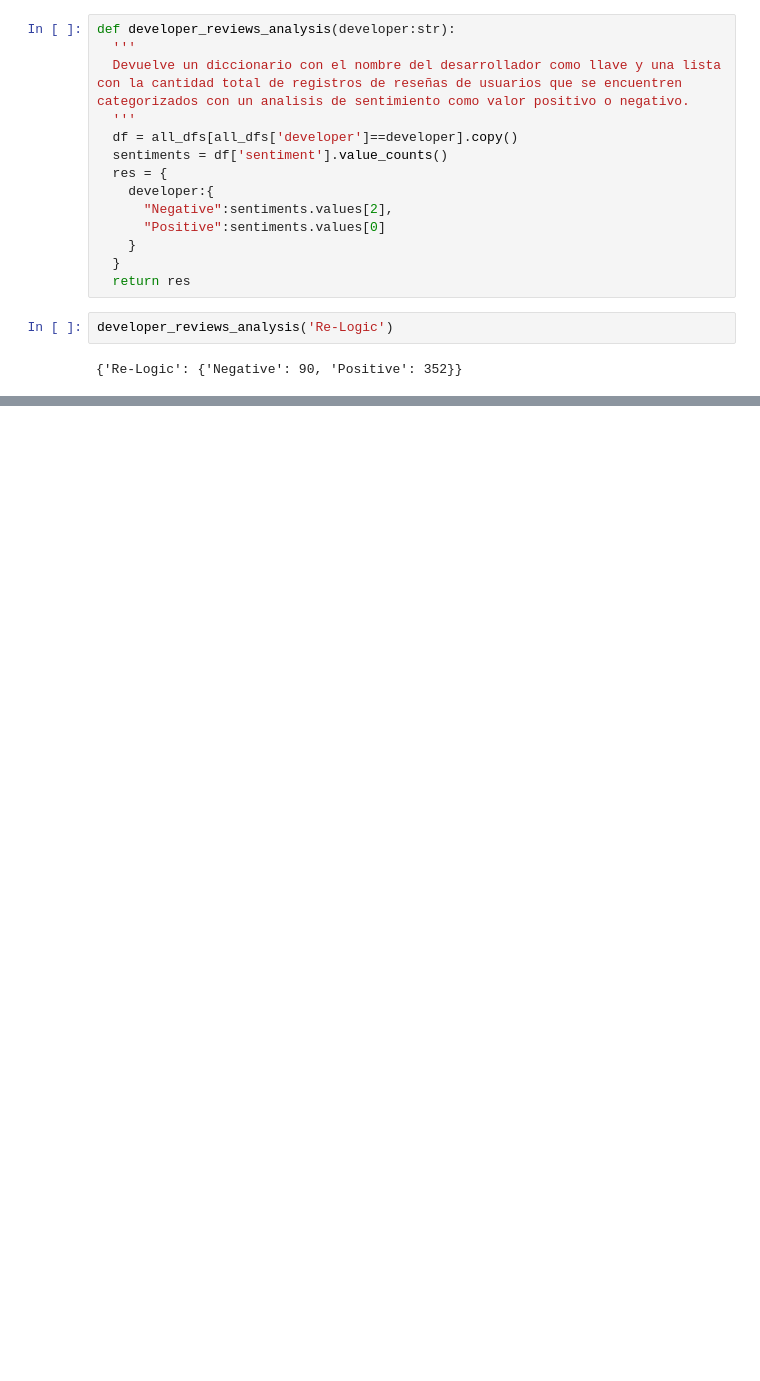
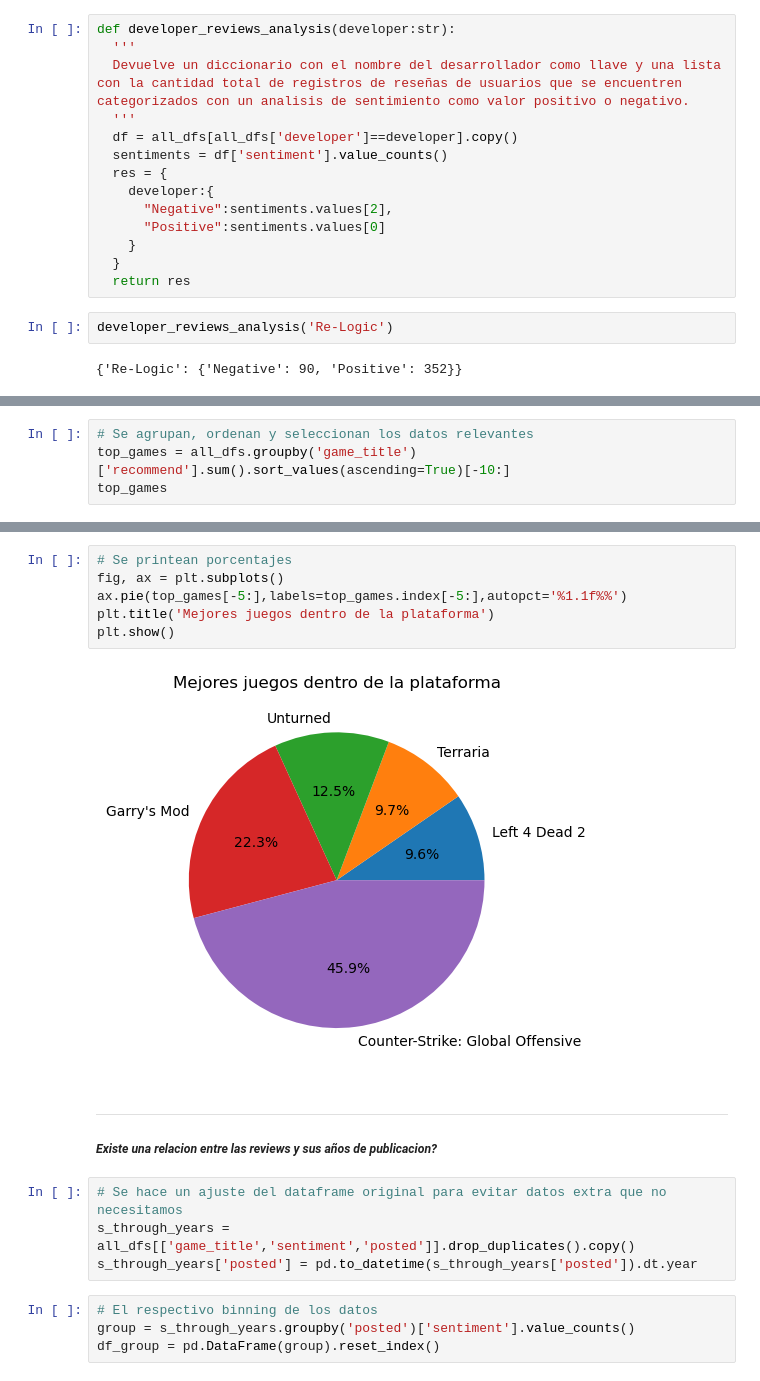
Before and after one commit to jmoc3/PI_Steam, a Jupyter notebook: PI.ipynb, the cells around one changed output, grey strips where cells are left out. Drawn from its saved outputs; the diff is of its cells as text; blank space fills up the shorter version.

```diff
--- a/PI.ipynb
+++ b/PI.ipynb
@@ -493,0 +560,4 @@ developer_reviews_analysis('Re-Logic')
+# %%
+# Se agrupan, ordenan y seleccionan los datos relevantes
+top_games = all_dfs.groupby('game_title')['recommend'].sum().sort_values(ascending=True)[-10:]
+top_games
@@ -493,0 +577,19 @@ developer_reviews_analysis('Re-Logic')
+# %%
+# Se printean porcentajes
+fig, ax = plt.subplots()
+ax.pie(top_games[-5:],labels=top_games.index[-5:],autopct='%1.1f%%')
+plt.title('Mejores juegos dentro de la plataforma')
+plt.show()
+# %% [output]
+[figure, added]
+# %% [markdown]
+***
+##### *Existe una relacion entre las reviews y sus años de publicacion?*
+# %%
+# Se hace un ajuste del dataframe original para evitar datos extra que no necesitamos
+s_through_years = all_dfs[['game_title','sentiment','posted']].drop_duplicates().copy()
+s_through_years['posted'] = pd.to_datetime(s_through_years['posted']).dt.year
+# %%
+# El respectivo binning de los datos
+group = s_through_years.groupby('posted')['sentiment'].value_counts()
+df_group = pd.DataFrame(group).reset_index()
```
Also changed, not shown: parts of 38 cells of this notebook, 4 other files.
